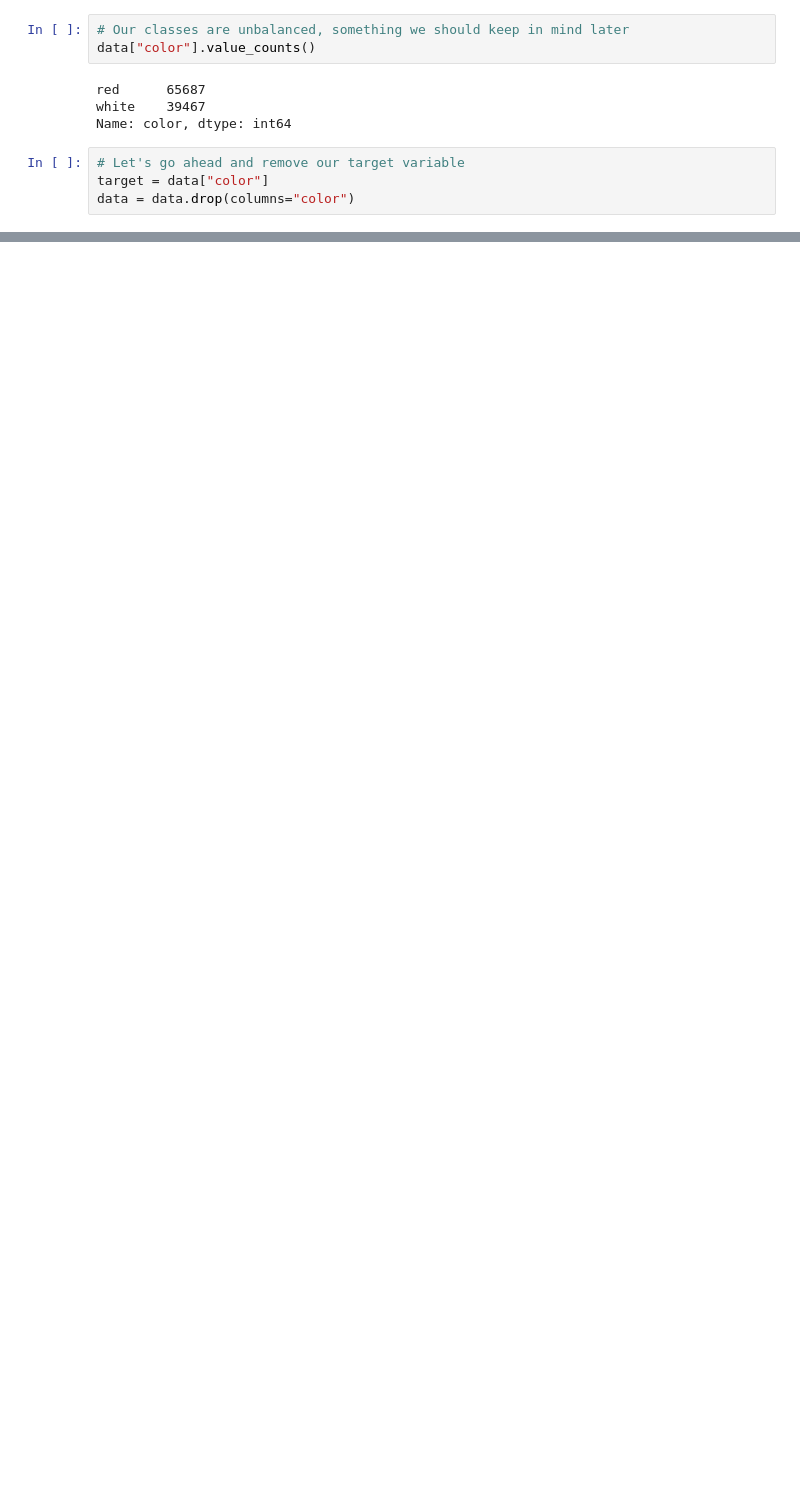
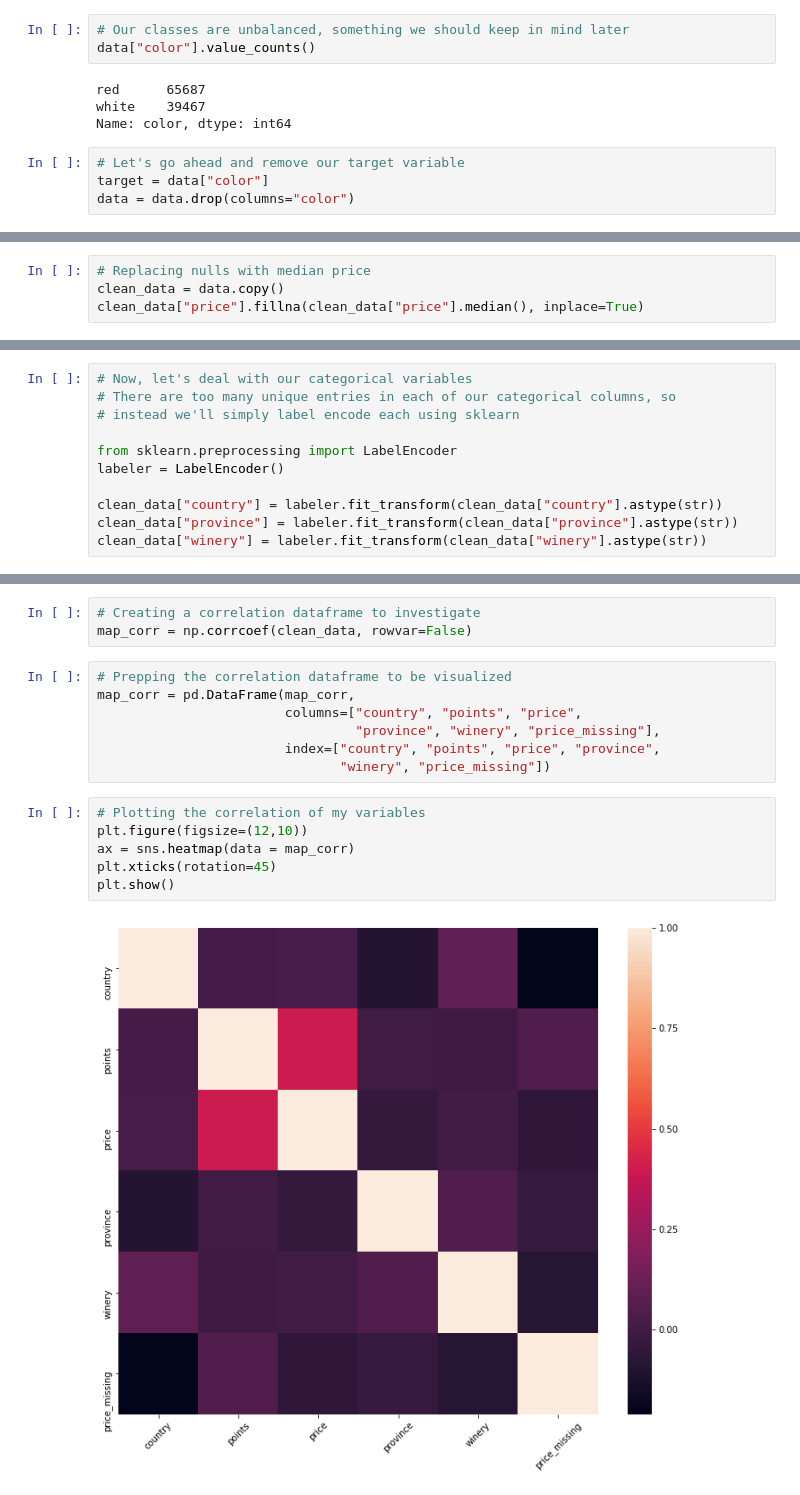
Before and after one commit to harrisonhardin/Mod5Project, a Jupyter notebook: Lindsey_Scratch.ipynb, the cells around one changed output, grey strips where cells are left out. Cells and saved outputs as stored; diff of their text form; blank space fills up the shorter version.

```diff
--- a/Lindsey_Scratch.ipynb
+++ b/Lindsey_Scratch.ipynb
@@ -188,0 +206,4 @@ plt.show()
+# %%
+# Replacing nulls with median price
+clean_data = data.copy()
+clean_data["price"].fillna(clean_data["price"].median(), inplace=True)
@@ -188,0 +219,11 @@ plt.show()
+# %%
+# Now, let's deal with our categorical variables
+# There are too many unique entries in each of our categorical columns, so
+# instead we'll simply label encode each using sklearn
+
+from sklearn.preprocessing import LabelEncoder
+labeler = LabelEncoder()
+
+clean_data["country"] = labeler.fit_transform(clean_data["country"].astype(str))
+clean_data["province"] = labeler.fit_transform(clean_data["province"].astype(str))
+clean_data["winery"] = labeler.fit_transform(clean_data["winery"].astype(str))
@@ -188,0 +239,18 @@ plt.show()
+# %%
+# Creating a correlation dataframe to investigate
+map_corr = np.corrcoef(clean_data, rowvar=False)
+# %%
+# Prepping the correlation dataframe to be visualized
+map_corr = pd.DataFrame(map_corr,
+                        columns=["country", "points", "price",
+                                 "province", "winery", "price_missing"],
+                        index=["country", "points", "price", "province",
+                               "winery", "price_missing"])
+# %%
+# Plotting the correlation of my variables
+plt.figure(figsize=(12,10))
+ax = sns.heatmap(data = map_corr)
+plt.xticks(rotation=45)
+plt.show()
+# %% [output]
+[figure, added]
```
Also changed, not shown: parts of 35 cells of this notebook.
